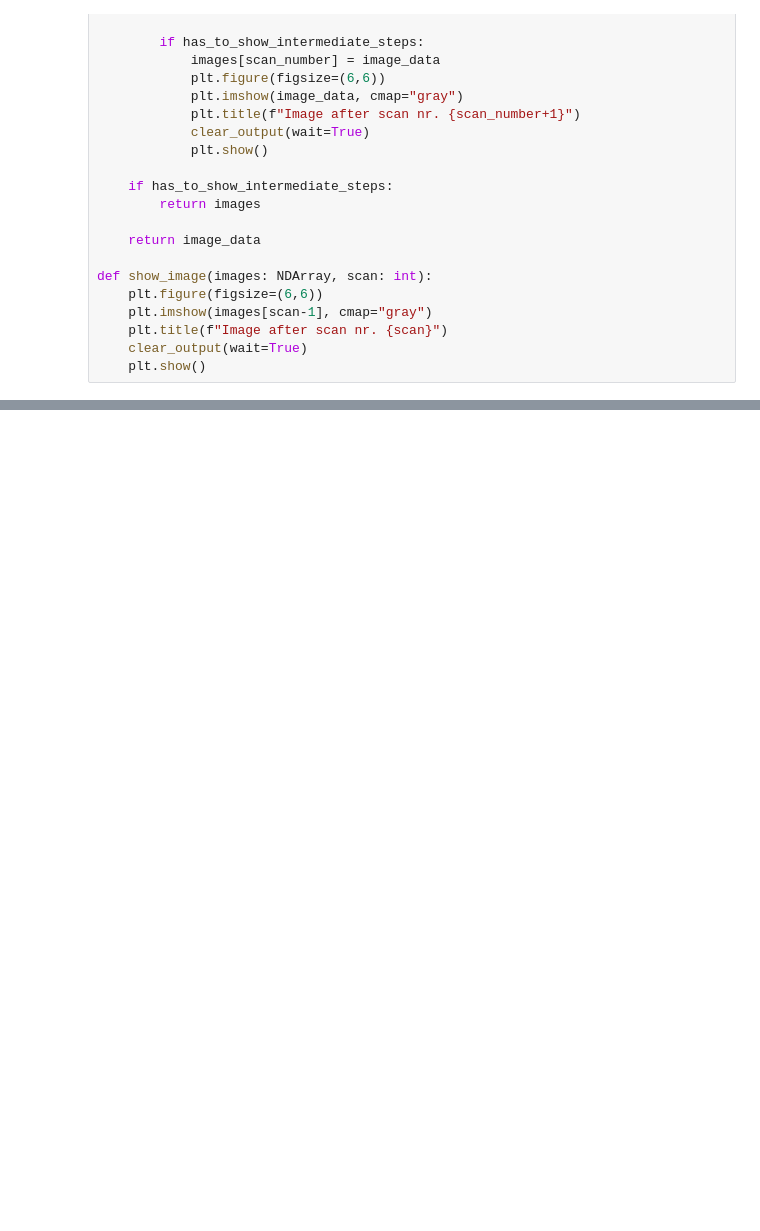
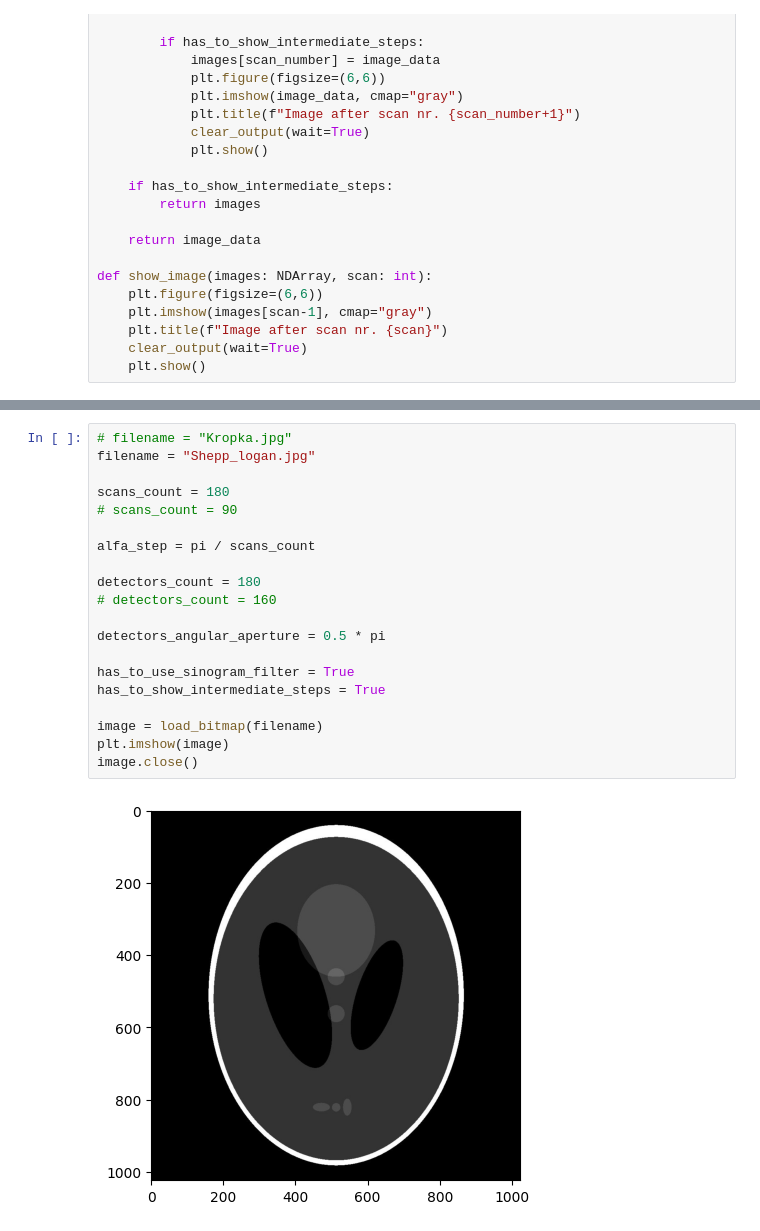
Before and after one commit to onyxcherry/IwM, a Jupyter notebook: notebook.ipynb, the cells around one changed output, grey strips where cells are left out. Saved outputs shown, nothing was run; the diff lists cells and outputs as text; blank space fills up the shorter version.

```diff
--- a/notebook.ipynb
+++ b/notebook.ipynb
@@ -412,0 +994,22 @@ interactive(children=(IntSlider(value=1, description='scan', max=80, min=1), Out
+# %%
+# filename = "Kropka.jpg"
+filename = "Shepp_logan.jpg"
+
+scans_count = 180
+# scans_count = 90
+
+alfa_step = pi / scans_count
+
+detectors_count = 180
+# detectors_count = 160
+
+detectors_angular_aperture = 0.5 * pi
+
+has_to_use_sinogram_filter = True
+has_to_show_intermediate_steps = True
+
+image = load_bitmap(filename)
+plt.imshow(image)
+image.close()
+# %% [output]
+[figure, added]
```
Also changed, not shown: parts of 9 cells of this notebook.
